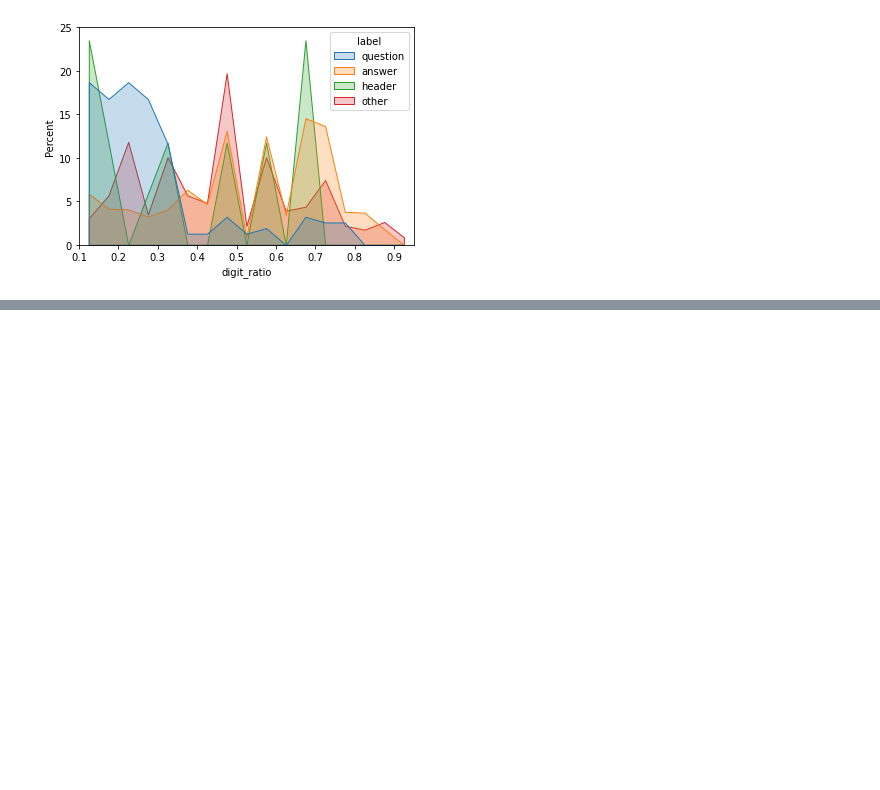
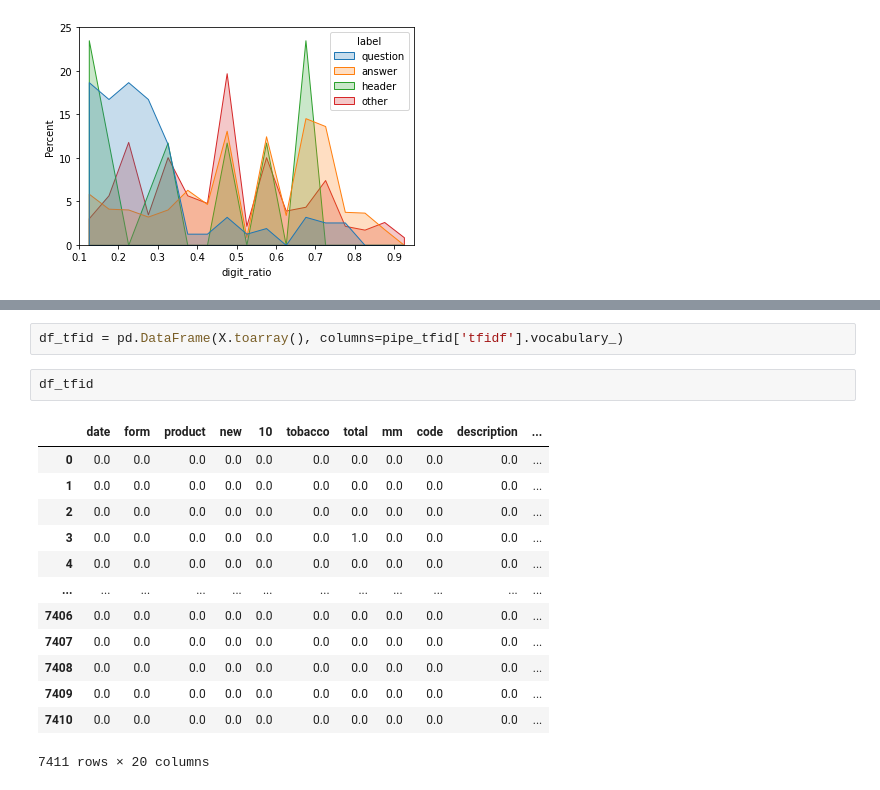
Before and after one commit to jnpicao/interview_case_studies, a Jupyter notebook: part1/part1-02_EDA.ipynb, the cells around one changed output, grey strips where cells are left out. Drawn from its saved outputs; the diff is of its cells as text; blank space fills up the shorter version.

```diff
--- a/part1/part1-02_EDA.ipynb
+++ b/part1/part1-02_EDA.ipynb
@@ -157,0 +186,18 @@ plt.show()
+# %%
+df_tfid = pd.DataFrame(X.toarray(), columns=pipe_tfid['tfidf'].vocabulary_)
+# %%
+df_tfid
+# %% [output]
+|  | date | form | product | new | 10 | tobacco | total | mm | code | description | ... |
+| 0 | 0.0 | 0.0 | 0.0 | 0.0 | 0.0 | 0.0 | 0.0 | 0.0 | 0.0 | 0.0 | ... |
+| 1 | 0.0 | 0.0 | 0.0 | 0.0 | 0.0 | 0.0 | 0.0 | 0.0 | 0.0 | 0.0 | ... |
+| 2 | 0.0 | 0.0 | 0.0 | 0.0 | 0.0 | 0.0 | 0.0 | 0.0 | 0.0 | 0.0 | ... |
+| 3 | 0.0 | 0.0 | 0.0 | 0.0 | 0.0 | 0.0 | 1.0 | 0.0 | 0.0 | 0.0 | ... |
+| 4 | 0.0 | 0.0 | 0.0 | 0.0 | 0.0 | 0.0 | 0.0 | 0.0 | 0.0 | 0.0 | ... |
+| ... | ... | ... | ... | ... | ... | ... | ... | ... | ... | ... | ... |
+| 7406 | 0.0 | 0.0 | 0.0 | 0.0 | 0.0 | 0.0 | 0.0 | 0.0 | 0.0 | 0.0 | ... |
+| 7407 | 0.0 | 0.0 | 0.0 | 0.0 | 0.0 | 0.0 | 0.0 | 0.0 | 0.0 | 0.0 | ... |
+| 7408 | 0.0 | 0.0 | 0.0 | 0.0 | 0.0 | 0.0 | 0.0 | 0.0 | 0.0 | 0.0 | ... |
+| 7409 | 0.0 | 0.0 | 0.0 | 0.0 | 0.0 | 0.0 | 0.0 | 0.0 | 0.0 | 0.0 | ... |
+| 7410 | 0.0 | 0.0 | 0.0 | 0.0 | 0.0 | 0.0 | 0.0 | 0.0 | 0.0 | 0.0 | ... |
+7411 rows × 20 columns
```
Also changed, not shown: parts of 17 cells of this notebook.
